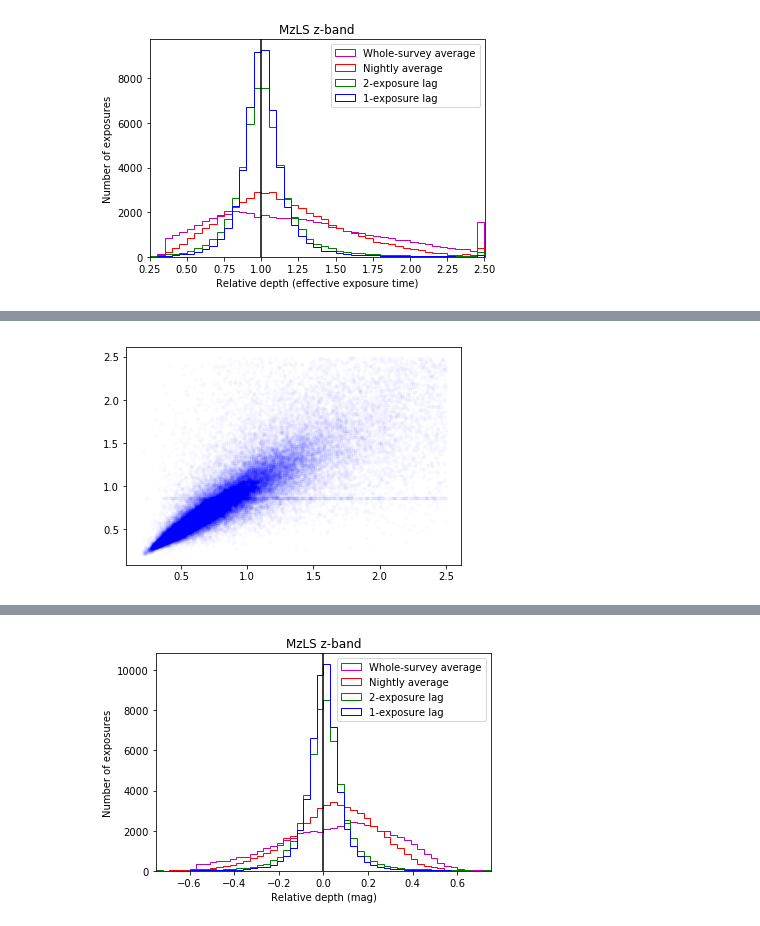
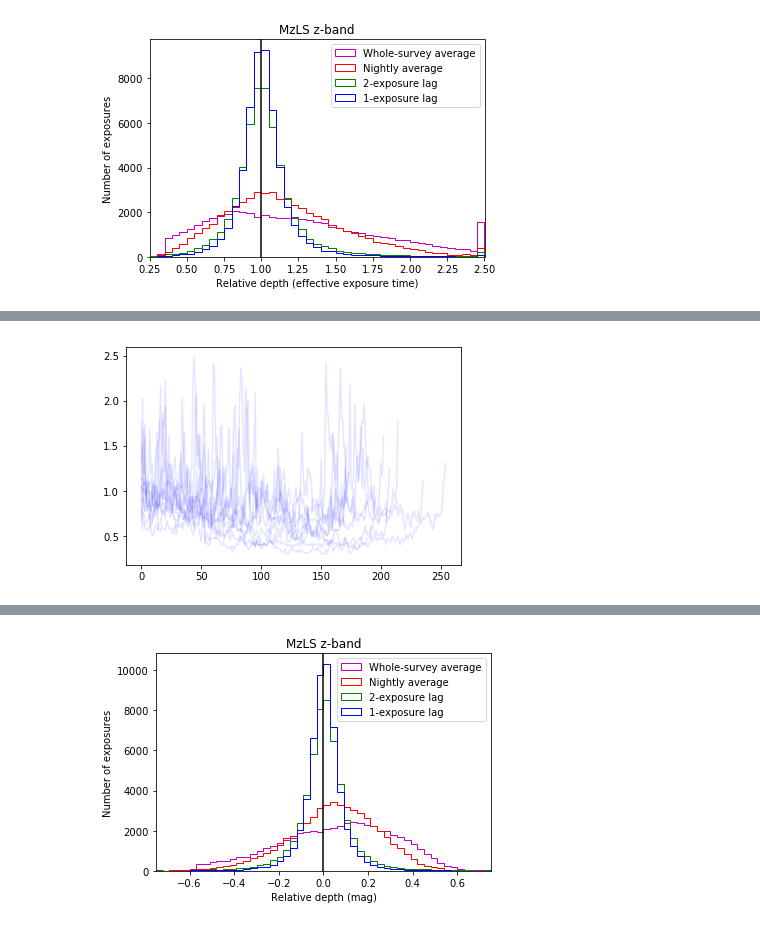
Before and after one commit to legacysurvey/obsbot, a Jupyter notebook: dynamic-exposure-time.ipynb, the cells around one changed output, grey strips where cells are left out. Saved outputs shown, nothing was run; the diff lists cells and outputs as text; code cells hidden in the pictures.

```diff
--- a/dynamic-exposure-time.ipynb
+++ b/dynamic-exposure-time.ipynb
@@ -207,4 +255,5 @@ Total lag1 exptime: 5.67028e+06
 # %%
-plt.plot(T.expfactor, expfactors_lag2, 'b.', alpha=0.01);
+for night in nights[50:60]:
+    plt.plot(T.expfactor[night.exposures], 'b-', alpha=0.1)
 # %% [output]
-[figure, old version]
+[figure, new version]
```
Also changed, not shown: parts of 7 cells of this notebook.
